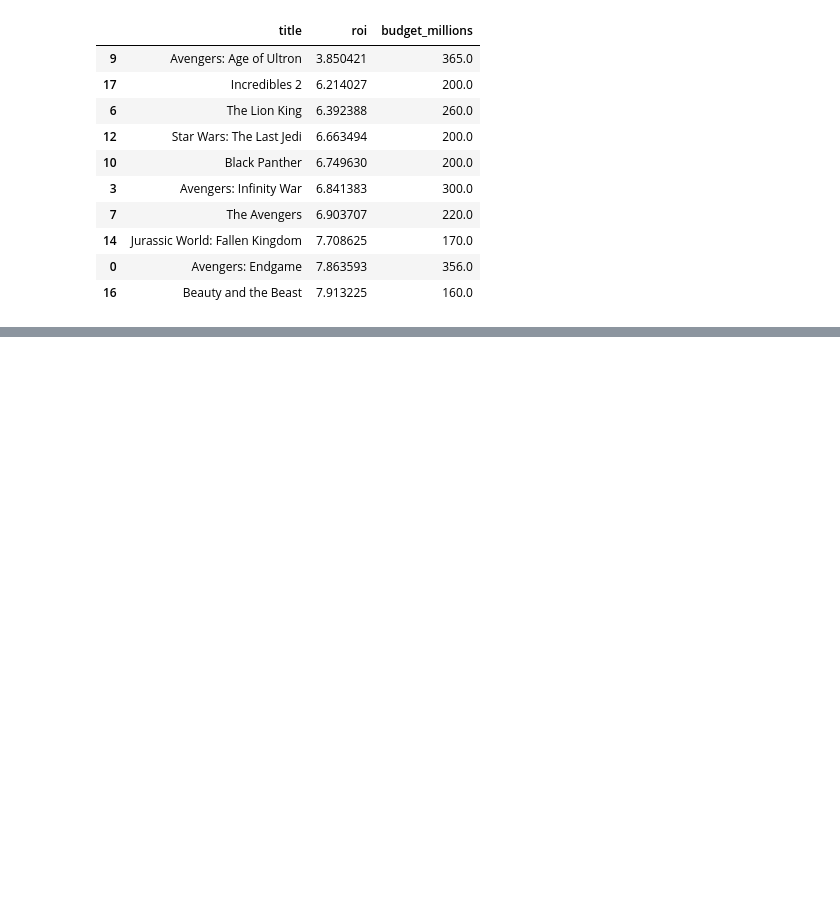
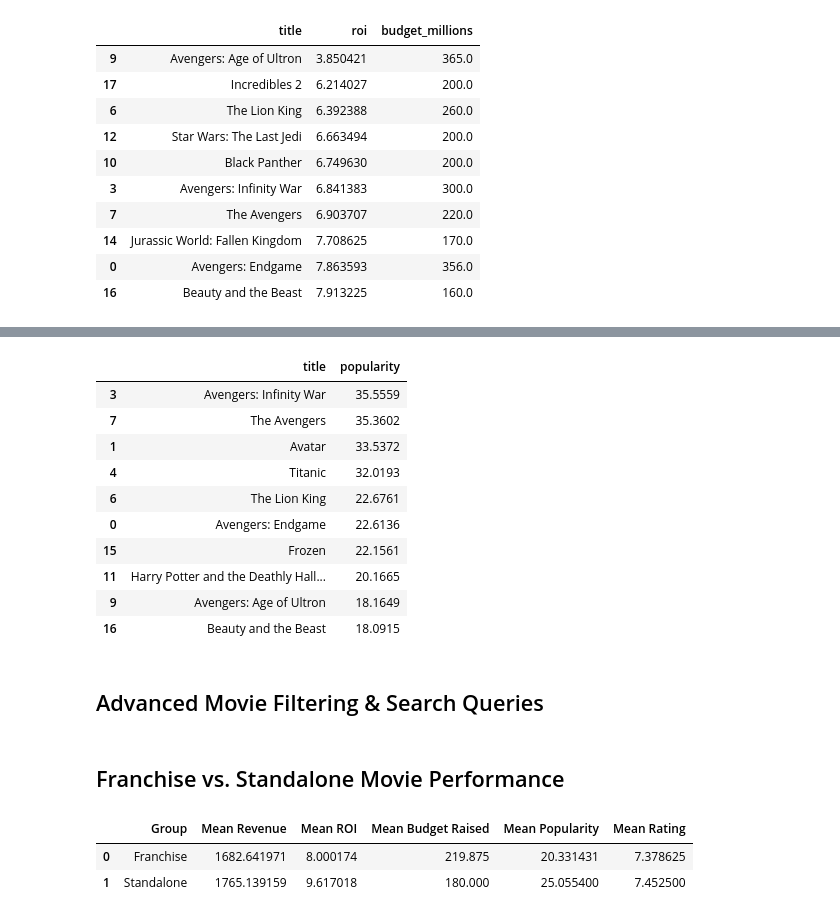
Before and after one commit to Hakeemwiki/DE-Projects, a Jupyter notebook: notebooks/TMDB_Movie_analysis.ipynb, the cells around one changed output, grey strips where cells are left out. Drawn from its saved outputs; the diff is of its cells as text; code cells hidden in the pictures; blank space fills up the shorter version.

Commit message:
Comparison of Franchise and standalone function

```diff
--- a/notebooks/TMDB_Movie_analysis.ipynb
+++ b/notebooks/TMDB_Movie_analysis.ipynb
@@ -509,0 +566,17 @@ lowest_roi[['title', 'roi', 'budget_millions']]
+# %%
+most_popular = kpi_ranking(data, 'popularity')
+most_popular[['title', 'popularity']]
+# %% [output]
+|  | title | popularity |
+| 3 | Avengers: Infinity War | 35.5559 |
+| 7 | The Avengers | 35.3602 |
+| 1 | Avatar | 33.5372 |
+| 4 | Titanic | 32.0193 |
+| 6 | The Lion King | 22.6761 |
+| 0 | Avengers: Endgame | 22.6136 |
+| 15 | Frozen | 22.1561 |
+| 11 | Harry Potter and the Deathly Hall... | 20.1665 |
+| 9 | Avengers: Age of Ultron | 18.1649 |
+| 16 | Beauty and the Beast | 18.0915 |
+# %% [markdown]
+## Advanced Movie Filtering & Search Queries
@@ -509,0 +596,2 @@ lowest_roi[['title', 'roi', 'budget_millions']]
+# %% [markdown]
+## Franchise vs. Standalone Movie Performance
@@ -509,0 +635,6 @@ lowest_roi[['title', 'roi', 'budget_millions']]
+# %%
+franchise_vs_standalone()
+# %% [output]
+|  | Group | Mean Revenue | Mean ROI | Mean Budget Raised | Mean Popularity | Mean Rating |
+| 0 | Franchise | 1682.641971 | 8.000174 | 219.875 | 20.331431 | 7.378625 |
+| 1 | Standalone | 1765.139159 | 9.617018 | 180.000 | 25.055400 | 7.452500 |
```
Also changed, not shown: parts of 10 cells of this notebook.
